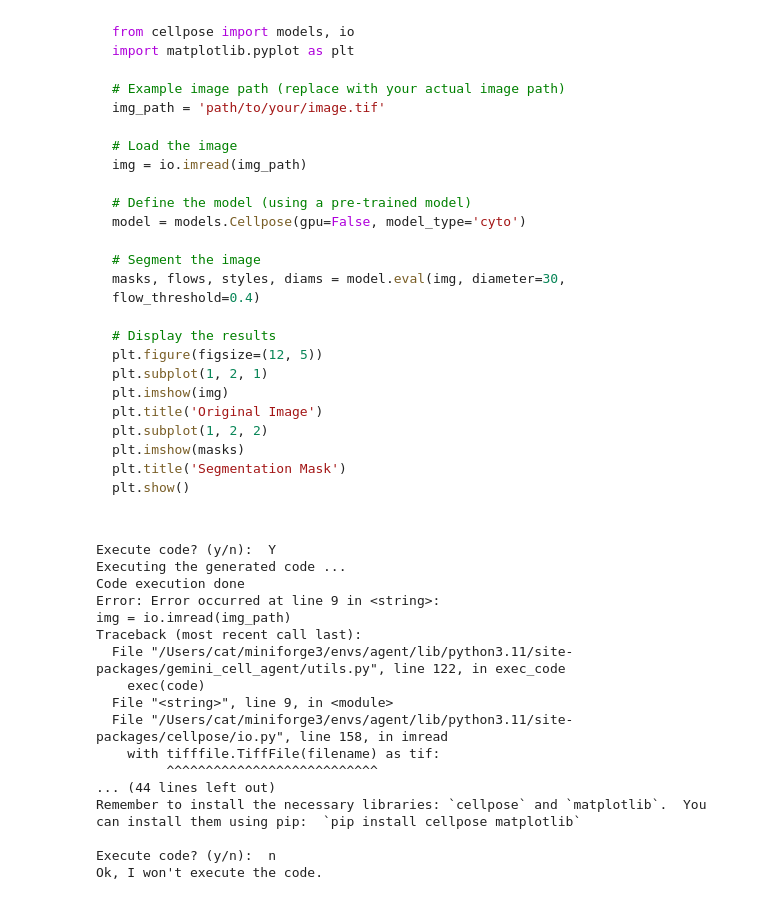
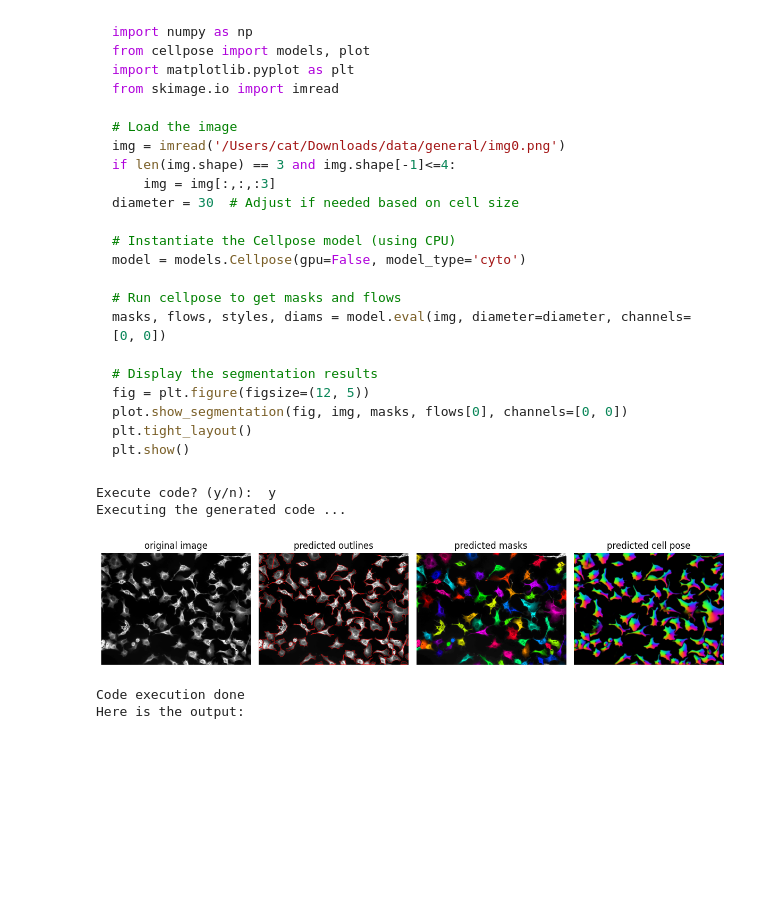
Before and after one commit to xueerchen1990/gemini-cellpose-agent, a Jupyter notebook: notebooks/demo.ipynb, the cells around one changed output. Drawn from its saved outputs; the diff is of its cells as text; code cells hidden in the pictures; blank space fills up the shorter version.

Commit message:
notebook plot works

````diff
--- a/notebooks/demo.ipynb
+++ b/notebooks/demo.ipynb
@@ -10,7 +8,10 @@ import datetime
 
 load_env('../.env')
 #context_file = genai.upload_file(path='../data/cellpose.txt')
-sys_prompt = pkg_sys_prompt('cellpose')
+#sys_prompt = pkg_sys_prompt('cellpose')
+
+with open('/Users/cat/demo/sysprompt.txt') as f:
+    sys_prompt = f.read()
 
 genai.configure(api_key=os.environ["GEMINI_API_KEY"])
 model_name = "gemini-1.5-flash"
@@ -60,8 +48,6 @@ class Chatbot:
             res = input("Execute code? (y/n): ")
             if res.lower() == 'y':
                 code = msg.split("```python")[1].split("```")[0]
-                if 'plt.show()' in code:
-                    code = code.replace('plt.show()', 'plt.savefig("output.png")')
                 print('Executing the generated code ...')
                 captured_output, error_message = exec_code(code)
                 print('Code execution done')
@@ -77,8 +63,6 @@ class Chatbot:
                         print("Ok, I won't debug the code.")
                         break
                 else:
-                    print("Here is the output:")
-                    print(f"Image saved as output.png")
                     break
             else:
                 print("Ok, I won't execute the code.")
@@ -101,47 +88,34 @@ In short, Cellpose provides a powerful and versatile tool for automated cell seg
+# %%
+img = '/Users/cat/Downloads/data/general/img0.png'
 # %%
-chatbot.chat('please write code to segment a cell image')
+chatbot.chat('please write code to segment a cell image: '+img)
 # %% [output]
 ```python
-from cellpose import models, io
+import numpy as np
+from cellpose import models, plot
 import matplotlib.pyplot as plt
-
-# Example image path (replace with your actual image path)
-img_path = 'path/to/your/image.tif'
+from skimage.io import imread
 
 # Load the image
-img = io.imread(img_path)
+img = imread('/Users/cat/Downloads/data/general/img0.png')
+if len(img.shape) == 3 and img.shape[-1]<=4:
+    img = img[:,:,:3]
+diameter = 30  # Adjust if needed based on cell size
 
-# Define the model (using a pre-trained model)
+# Instantiate the Cellpose model (using CPU)
 model = models.Cellpose(gpu=False, model_type='cyto')
 
-# Segment the image
-masks, flows, styles, diams = model.eval(img, diameter=30, flow_threshold=0.4)
+# Run cellpose to get masks and flows
+masks, flows, styles, diams = model.eval(img, diameter=diameter, channels=[0, 0])
 
-# Display the results
-plt.figure(figsize=(12, 5))
-plt.subplot(1, 2, 1)
-plt.imshow(img)
-plt.title('Original Image')
-plt.subplot(1, 2, 2)
-plt.imshow(masks)
-plt.title('Segmentation Mask')
+# Display the segmentation results
+fig = plt.figure(figsize=(12, 5))
+plot.show_segmentation(fig, img, masks, flows[0], channels=[0, 0])
+plt.tight_layout()
 plt.show()
-
 ```
-Execute code? (y/n):  Y
+Execute code? (y/n):  y
 Executing the generated code ...
-Code execution done
-Error: Error occurred at line 9 in <string>:
-img = io.imread(img_path)
-Traceback (most recent call last):
-  File "/Users/cat/miniforge3/envs/agent/lib/python3.11/site-packages/gemini_cell_agent/utils.py", line 122, in exec_code
-    exec(code)
-  File "<string>", line 9, in <module>
-  File "/Users/cat/miniforge3/envs/agent/lib/python3.11/site-packages/cellpose/io.py", line 158, in imread
-    with tifffile.TiffFile(filename) as tif:
-         ^^^^^^^^^^^^^^^^^^^^^^^^^^^
-... (44 lines left out)
-Remember to install the necessary libraries: `cellpose` and `matplotlib`.  You can install them using pip:  `pip install cellpose matplotlib`
-
-Execute code? (y/n):  n
-Ok, I won't execute the code.
+[figure, added]
+Code execution done
+Here is the output:
````
Also changed, not shown: parts of 3 cells of this notebook.
